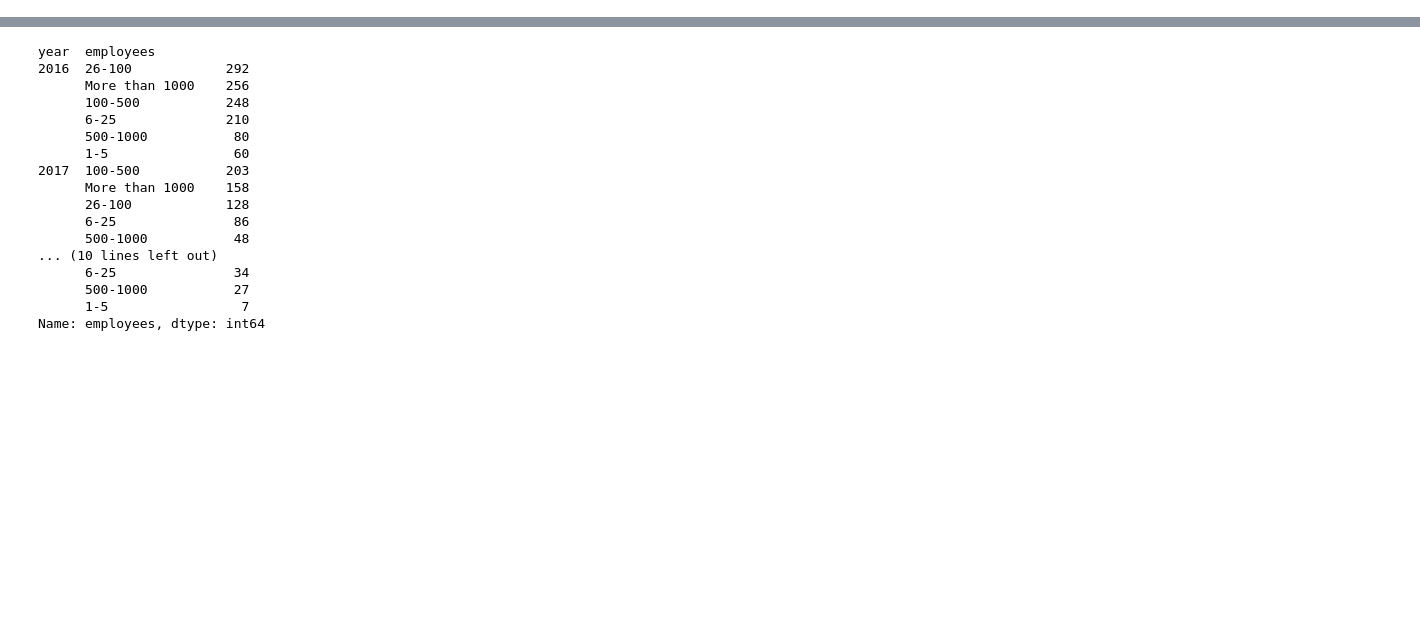
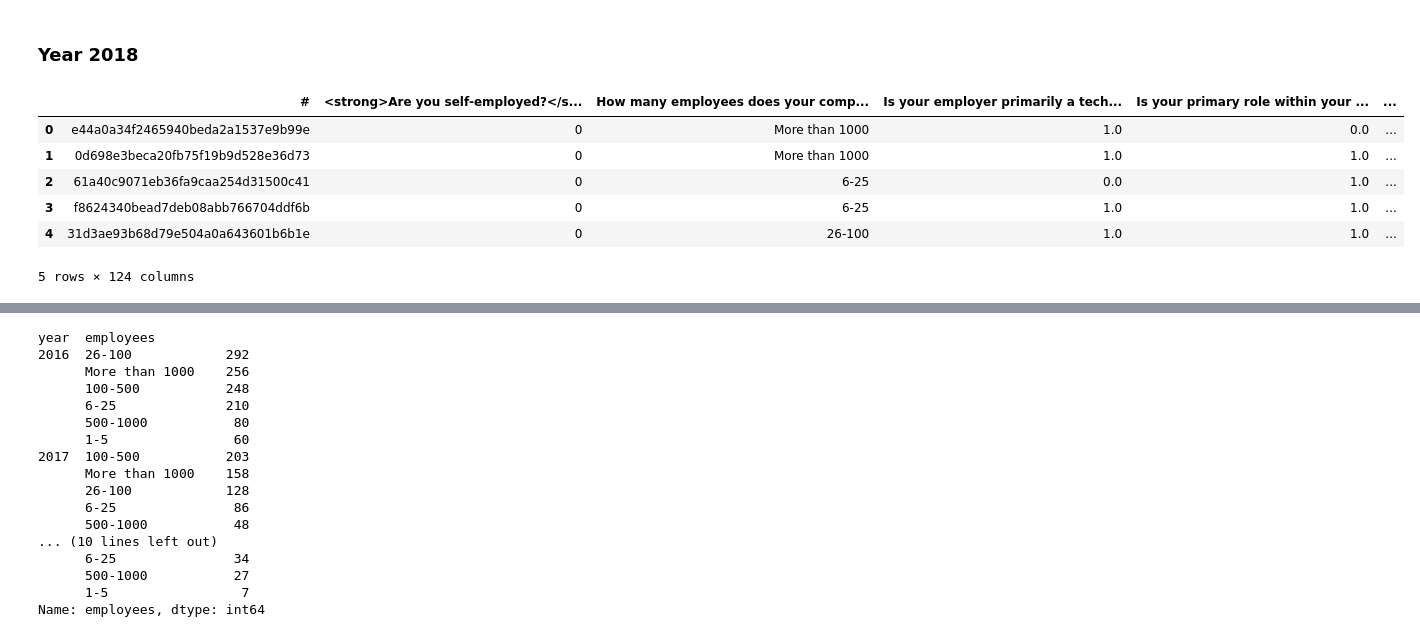
Before and after one commit to jaceybronte/compsci216-project, a Jupyter notebook: 216EDA.ipynb, the cells around one changed output, grey strips where cells are left out. Cells and saved outputs as stored; diff of their text form; code cells hidden in the pictures; blank space fills up the shorter version.

```diff
--- a/216EDA.ipynb
+++ b/216EDA.ipynb
@@ -25,0 +57,13 @@ data_2019['year'] = 2019
+# %% [markdown]
+### Year 2018
+# %%
+pd.set_option('display.max_columns', 124)
+data_2018.head()
+# %% [output]
+|  | # | <strong>Are you self-employed?</s... | How many employees does your comp... | Is your employer primarily a tech... | Is your primary role within your ... | ... |
+| 0 | e44a0a34f2465940beda2a1537e9b99e | 0 | More than 1000 | 1.0 | 0.0 | ... |
+| 1 | 0d698e3beca20fb75f19b9d528e36d73 | 0 | More than 1000 | 1.0 | 1.0 | ... |
+| 2 | 61a40c9071eb36fa9caa254d31500c41 | 0 | 6-25 | 0.0 | 1.0 | ... |
+| 3 | f8624340bead7deb08abb766704ddf6b | 0 | 6-25 | 1.0 | 1.0 | ... |
+| 4 | 31d3ae93b68d79e504a0a643601b6b1e | 0 | 26-100 | 1.0 | 1.0 | ... |
+5 rows × 124 columns
```
Also changed, not shown: parts of 21 cells of this notebook.
